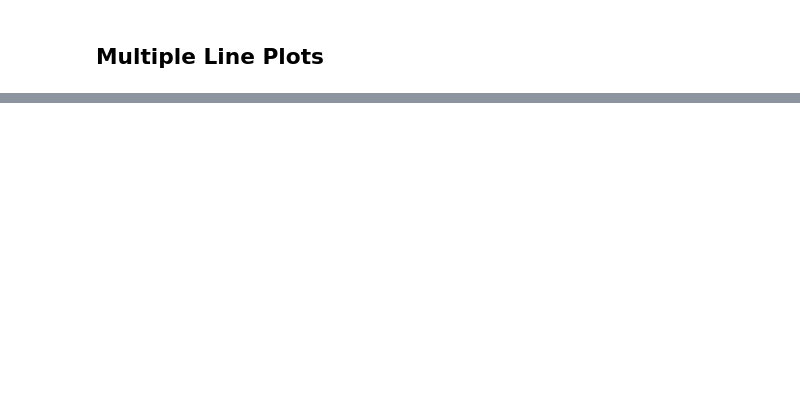
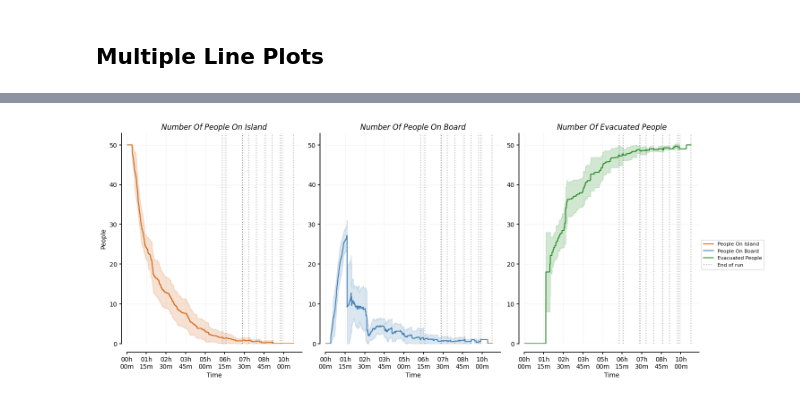
Before and after one commit to erriho/Vulcano_Evacuation_ABM, a Jupyter notebook: results_analysis/multiple_runs.ipynb, the cells around one changed output, grey strips where cells are left out. Saved outputs shown, nothing was run; the diff lists cells and outputs as text; code cells hidden in the pictures; blank space fills up the shorter version.

```diff
--- a/results_analysis/multiple_runs.ipynb
+++ b/results_analysis/multiple_runs.ipynb
@@ -222,7 +241 @@ saving_manager(should_save=False, save_path=plot_filepath, should_show=True)
 Plot not saved. Remember to set should_save to True if you want to save it.
-# %%
-#saving_them_all
-
-plot_filename=
-plot_filepath=
-saving_manager(should_save=True, save_path=plot_filepath, should_show=False)
@@ -233,0 +242,79 @@ columns_to_plot = [col for col in temporal_df.columns if col not in ['time', 'ru
+# %%
+time_format = r"hh\nmm"
+# %%
+plot_dict = multiple_line_plots_dict[selected_plot]
+columns_to_plot = plot_dict['columns']
+
+plot_df = temporal_df.groupby('time')[columns_to_plot].agg(['mean', 'std']).reset_index()
+df_max_time = temporal_df.groupby('run_id')['time'].max()
+
+n_subplots = len(columns_to_plot)
+fig, axes = plt.subplots(1, n_subplots, figsize=(15, 6), sharey=True)
+
+# fig.suptitle(plot_dict['title'], fontsize=16)
+
+handles = []
+labels = []
+vline_handle = None
+
+for i, column in enumerate(columns_to_plot):
+    ax = axes[i]
+
+    line, = ax.plot(plot_df['time'], plot_df[(column, 'mean')], color=series_color[column], label=f'{SERIES_NAME_MAPPING_2[column]}', zorder=3)
+    ax.fill_between(
+        plot_df['time'],
+        plot_df[(column, 'mean')] - plot_df[(column, 'std')],
+        plot_df[(column, 'mean')] + plot_df[(column, 'std')],
+        color=series_color[column],
+        alpha=0.2,
+        zorder=2,
+    )
+    handles.append(line)
+    labels.append(f'{SERIES_NAME_MAPPING_2[column]}')
+
+    for run_id, max_time in df_max_time.items():
+        if vline_handle is None:
+            vline_handle = ax.axvline(x=max_time, color=end_of_run_color, linestyle=':', alpha=0.5, label='End of run', zorder=1)
+        else:
+            ax.axvline(x=max_time, color=end_of_run_color, linestyle=':', alpha=0.5, zorder=1)
+
+    ax.set_title(f'{SERIES_NAME_MAPPING[column]}', fontsize=12, fontstyle='italic')
+    ax.set_xlim(0, temporal_df['time'].max()*1.05)
+    ax.set_ylim(0)
+    time_formatter = lambda t, pos: format_time(t, format=time_format)
+    ax.xaxis.set_major_formatter(mticker.FuncFormatter(time_formatter))
+    tick_interval = 4500
+    ax.xaxis.set_major_locator(mticker.MultipleLocator(tick_interval))
+    format_time_label(ax, fontsize=10, format=time_format)
+
+    ax.grid(True, linestyle='--', alpha=0.2)
+    # ax.legend(fontsize=8)
+
+    if i == 0:
+        ax.set_ylabel(plot_dict['ylabel'], fontsize=10)
+
+handles.append(vline_handle)
+labels.append('End of run')
+
+if make_it_fancy:
+    for ax in axes:
+        ax.spines['right'].set_color('none')
+        ax.spines['top'].set_color('none')
+        ax.xaxis.set_ticks_position('bottom')
+        ax.yaxis.set_ticks_position('left')
+        ax.spines['bottom'].set_position(('axes', -0.04))
+        ax.spines['left'].set_position(('axes', -0.03))
+
+fig.legend(handles, labels, loc='upper right', bbox_to_anchor=(1, 0.55), fontsize=8)
+
+plt.tight_layout(rect=[0, 0, 0.91, 1]) # Adjust rect to make space for suptitle
+
+if make_it_fancy:
+    plot_filename = plot_dict['filename'] + "_std_subplots_fancy.png"
+else:
+    plot_filename = plot_dict['filename'] + "_std_subplots.png"
+
+plot_filepath = os.path.join(plot_dir, plot_filename)
+saving_manager(should_save=should_save, save_path=plot_filepath, should_show=True)
+# %% [output]
+[figure, added]
```
Also changed, not shown: parts of 11 cells of this notebook, 4 other files.
